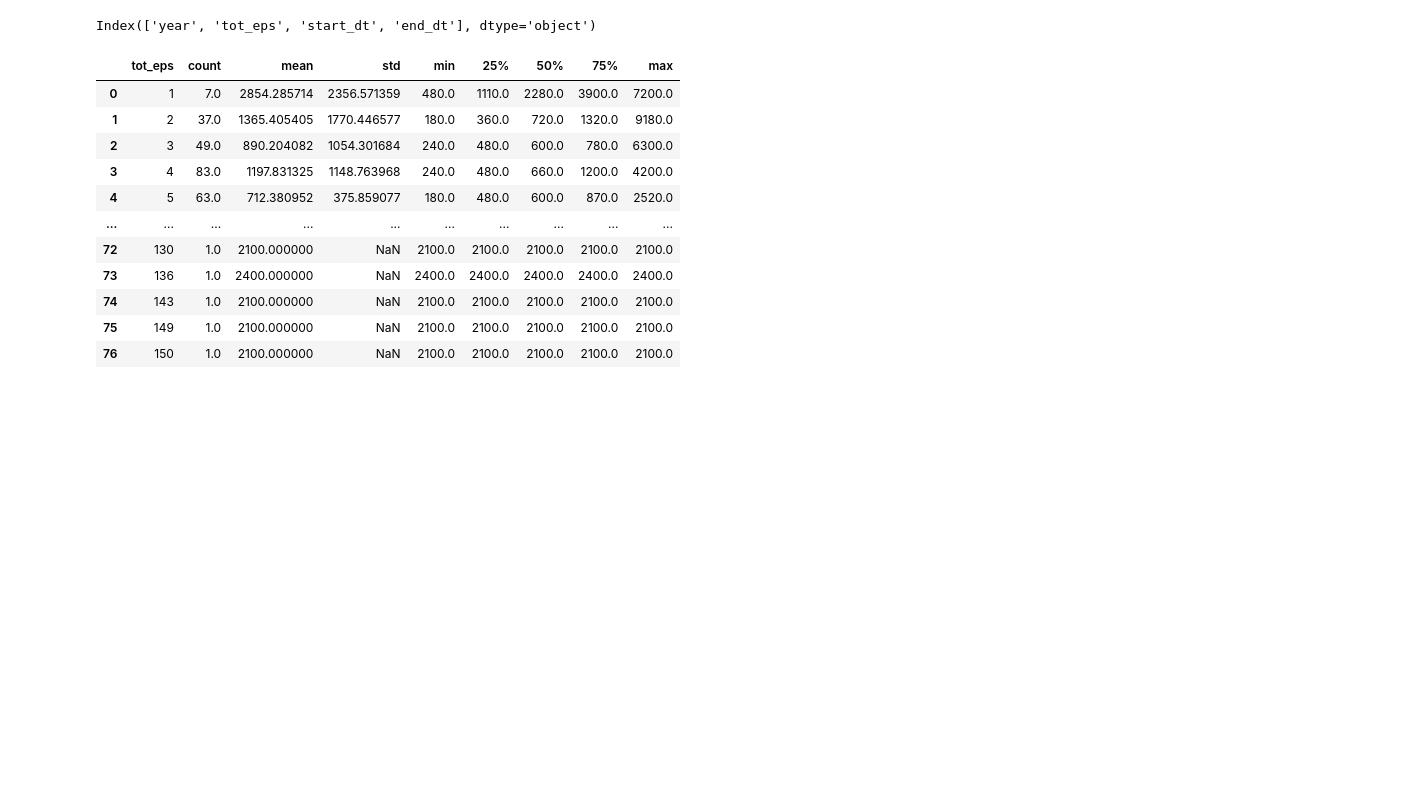
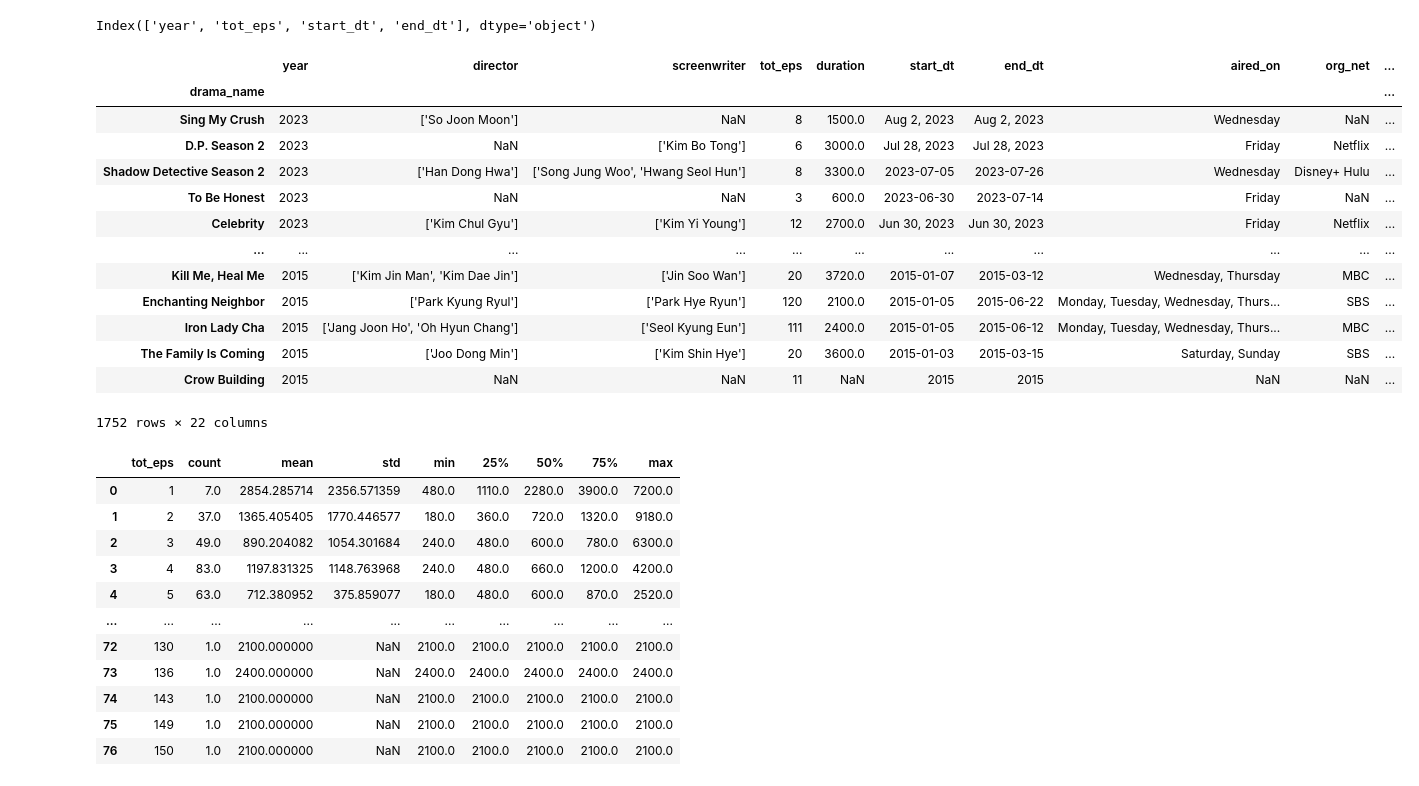
Before and after one commit to gfranciscoerazom/analysis-k-dramas, a Jupyter notebook: jupyternotebook/korean_drama.ipynb, the cells around one changed output. Saved outputs shown, nothing was run; the diff lists cells and outputs as text; code cells hidden in the pictures; blank space fills up the shorter version.

```diff
--- a/jupyternotebook/korean_drama.ipynb
+++ b/jupyternotebook/korean_drama.ipynb
@@ -319,6 +319,23 @@ Index(['director', 'screenwriter', 'duration', 'aired_on', 'org_net',
 k_dramas.missing_data.columns_without_na
 # %% [output]
 Index(['year', 'tot_eps', 'start_dt', 'end_dt'], dtype='object')
+# %%
+k_dramas.shadow_matrix.df_with_shadow_matrix()
+# %% [output]
+|  | year | director | screenwriter | tot_eps | duration | start_dt | end_dt | aired_on | org_net | ... |
+| drama_name |  |  |  |  |  |  |  |  |  | ... |
+| Sing My Crush | 2023 | ['So Joon Moon'] | NaN | 8 | 1500.0 | Aug 2, 2023 | Aug 2, 2023 | Wednesday | NaN | ... |
+| D.P. Season 2 | 2023 | NaN | ['Kim Bo Tong'] | 6 | 3000.0 | Jul 28, 2023 | Jul 28, 2023 | Friday | Netflix | ... |
+| Shadow Detective Season 2 | 2023 | ['Han Dong Hwa'] | ['Song Jung Woo', 'Hwang Seol Hun'] | 8 | 3300.0 | 2023-07-05 | 2023-07-26 | Wednesday | Disney+ Hulu | ... |
+| To Be Honest | 2023 | NaN | NaN | 3 | 600.0 | 2023-06-30 | 2023-07-14 | Friday | NaN | ... |
+| Celebrity | 2023 | ['Kim Chul Gyu'] | ['Kim Yi Young'] | 12 | 2700.0 | Jun 30, 2023 | Jun 30, 2023 | Friday | Netflix | ... |
+| ... | ... | ... | ... | ... | ... | ... | ... | ... | ... | ... |
+| Kill Me, Heal Me | 2015 | ['Kim Jin Man', 'Kim Dae Jin'] | ['Jin Soo Wan'] | 20 | 3720.0 | 2015-01-07 | 2015-03-12 | Wednesday, Thursday | MBC | ... |
+| Enchanting Neighbor | 2015 | ['Park Kyung Ryul'] | ['Park Hye Ryun'] | 120 | 2100.0 | 2015-01-05 | 2015-06-22 | Monday, Tuesday, Wednesday, Thurs... | SBS | ... |
+| Iron Lady Cha | 2015 | ['Jang Joon Ho', 'Oh Hyun Chang'] | ['Seol Kyung Eun'] | 111 | 2400.0 | 2015-01-05 | 2015-06-12 | Monday, Tuesday, Wednesday, Thurs... | MBC | ... |
+| The Family Is Coming | 2015 | ['Joo Dong Min'] | ['Kim Shin Hye'] | 20 | 3600.0 | 2015-01-03 | 2015-03-15 | Saturday, Sunday | SBS | ... |
+| Crow Building | 2015 | NaN | NaN | 11 | NaN | 2015 | 2015 | NaN | NaN | ... |
+1752 rows × 22 columns
 # %%
 k_dramas.shadow_matrix.describe_with_shadow_matrix("tot_eps", "duration")
 # %% [output]
```
Also changed, not shown: parts of 1 cell of this notebook, 1 other file.
